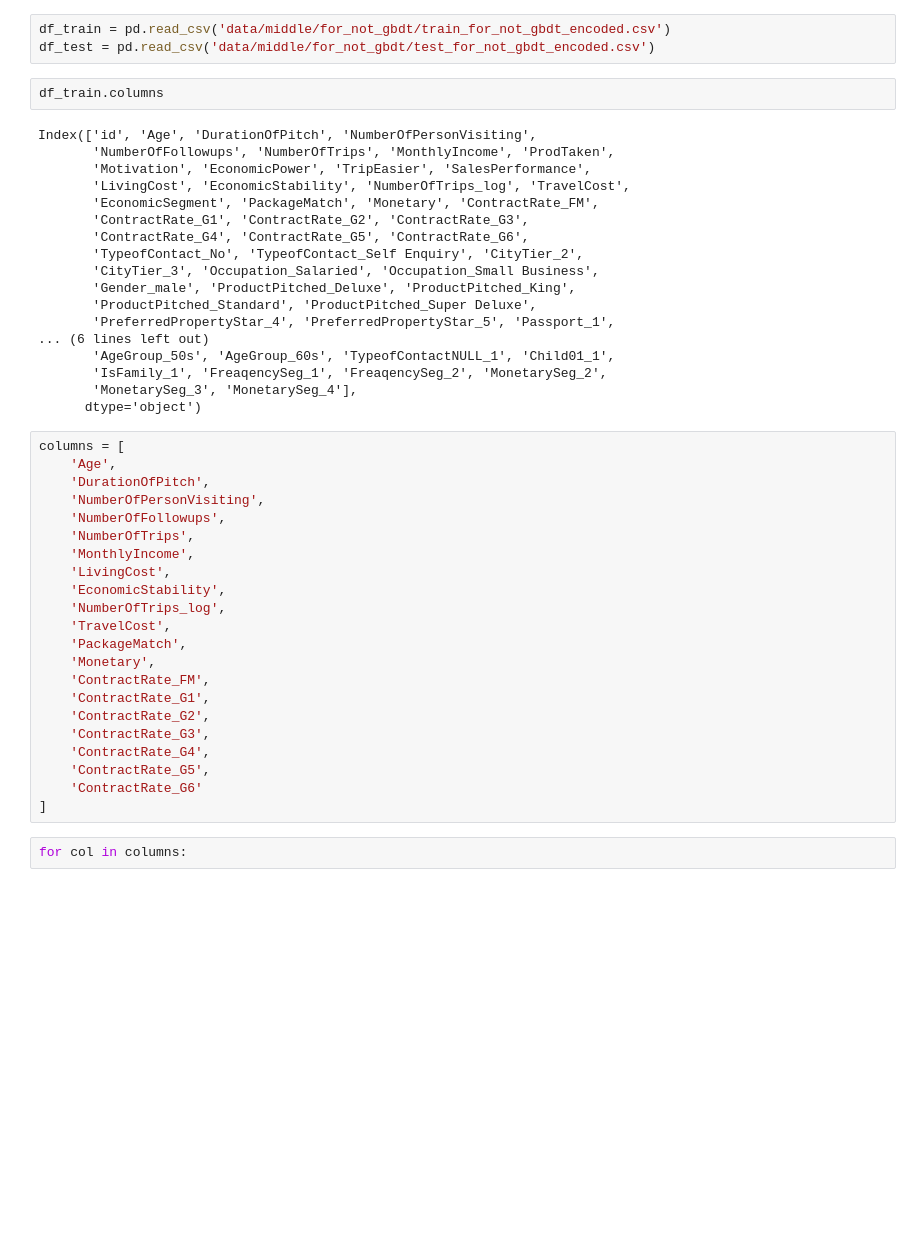
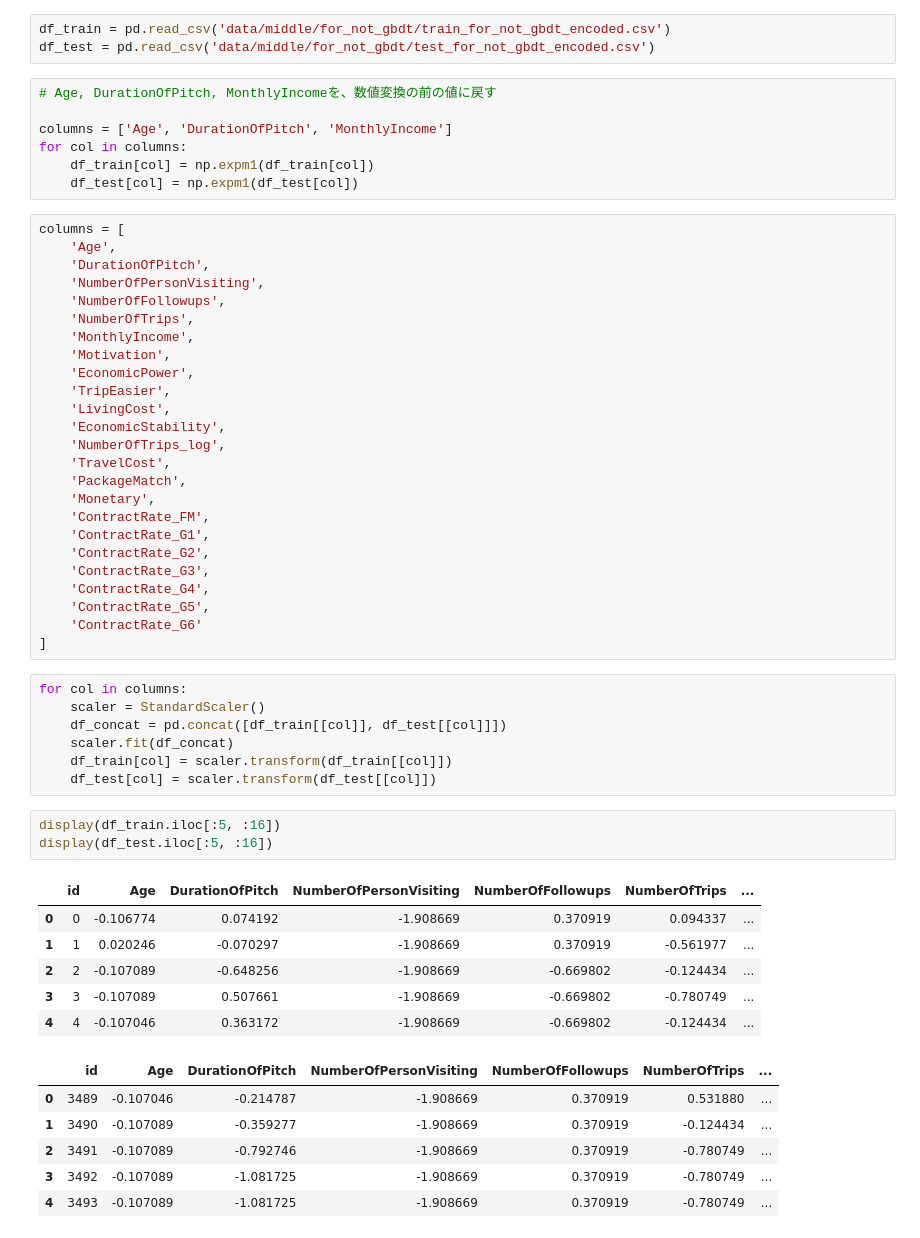
Before and after one commit to RickHub0115/SIGNATE-Summer-Cup-2024, a Jupyter notebook: scr/feature_for_not_gbdt/scaled_for_not_gbdt.ipynb, the cells around one changed output. Drawn from its saved outputs; the diff is of its cells as text; blank space fills up the shorter version.

```diff
--- a/scr/feature_for_not_gbdt/scaled_for_not_gbdt.ipynb
+++ b/scr/feature_for_not_gbdt/scaled_for_not_gbdt.ipynb
@@ -8,26 +8,13 @@ from sklearn.preprocessing import StandardScaler
 # %%
 df_train = pd.read_csv('data/middle/for_not_gbdt/train_for_not_gbdt_encoded.csv')
 df_test = pd.read_csv('data/middle/for_not_gbdt/test_for_not_gbdt_encoded.csv')
-# %%
-df_train.columns
-# %% [output]
-Index(['id', 'Age', 'DurationOfPitch', 'NumberOfPersonVisiting',
-       'NumberOfFollowups', 'NumberOfTrips', 'MonthlyIncome', 'ProdTaken',
-       'Motivation', 'EconomicPower', 'TripEasier', 'SalesPerformance',
-       'LivingCost', 'EconomicStability', 'NumberOfTrips_log', 'TravelCost',
-       'EconomicSegment', 'PackageMatch', 'Monetary', 'ContractRate_FM',
-       'ContractRate_G1', 'ContractRate_G2', 'ContractRate_G3',
-       'ContractRate_G4', 'ContractRate_G5', 'ContractRate_G6',
-       'TypeofContact_No', 'TypeofContact_Self Enquiry', 'CityTier_2',
-       'CityTier_3', 'Occupation_Salaried', 'Occupation_Small Business',
-       'Gender_male', 'ProductPitched_Deluxe', 'ProductPitched_King',
-       'ProductPitched_Standard', 'ProductPitched_Super Deluxe',
-       'PreferredPropertyStar_4', 'PreferredPropertyStar_5', 'Passport_1',
-... (6 lines left out)
-       'AgeGroup_50s', 'AgeGroup_60s', 'TypeofContactNULL_1', 'Child01_1',
-       'IsFamily_1', 'FreaqencySeg_1', 'FreaqencySeg_2', 'MonetarySeg_2',
-       'MonetarySeg_3', 'MonetarySeg_4'],
-      dtype='object')
+# %%
+# Age, DurationOfPitch, MonthlyIncomeを、数値変換の前の値に戻す
+
+columns = ['Age', 'DurationOfPitch', 'MonthlyIncome']
+for col in columns:
+    df_train[col] = np.expm1(df_train[col])
+    df_test[col] = np.expm1(df_test[col])
 # %%
 columns = [
     'Age',
@@ -36,6 +23,9 @@ columns = [
     'NumberOfFollowups',
     'NumberOfTrips',
     'MonthlyIncome',
+    'Motivation',
+    'EconomicPower',
+    'TripEasier',
     'LivingCost',
     'EconomicStability',
     'NumberOfTrips_log',
@@ -50,5 +40,26 @@ columns = [
     'ContractRate_G5',
     'ContractRate_G6'
 ]
-# %%
-for col in columns:
+# %%
+for col in columns:
+    scaler = StandardScaler()
+    df_concat = pd.concat([df_train[[col]], df_test[[col]]])
+    scaler.fit(df_concat)
+    df_train[col] = scaler.transform(df_train[[col]])
+    df_test[col] = scaler.transform(df_test[[col]])
+# %%
+display(df_train.iloc[:5, :16])
+display(df_test.iloc[:5, :16])
+# %% [output]
+|  | id | Age | DurationOfPitch | NumberOfPersonVisiting | NumberOfFollowups | NumberOfTrips | ... |
+| 0 | 0 | -0.106774 | 0.074192 | -1.908669 | 0.370919 | 0.094337 | ... |
+| 1 | 1 | 0.020246 | -0.070297 | -1.908669 | 0.370919 | -0.561977 | ... |
+| 2 | 2 | -0.107089 | -0.648256 | -1.908669 | -0.669802 | -0.124434 | ... |
+| 3 | 3 | -0.107089 | 0.507661 | -1.908669 | -0.669802 | -0.780749 | ... |
+| 4 | 4 | -0.107046 | 0.363172 | -1.908669 | -0.669802 | -0.124434 | ... |
+|  | id | Age | DurationOfPitch | NumberOfPersonVisiting | NumberOfFollowups | NumberOfTrips | ... |
+| 0 | 3489 | -0.107046 | -0.214787 | -1.908669 | 0.370919 | 0.531880 | ... |
+| 1 | 3490 | -0.107089 | -0.359277 | -1.908669 | 0.370919 | -0.124434 | ... |
+| 2 | 3491 | -0.107089 | -0.792746 | -1.908669 | 0.370919 | -0.780749 | ... |
+| 3 | 3492 | -0.107089 | -1.081725 | -1.908669 | 0.370919 | -0.780749 | ... |
+| 4 | 3493 | -0.107089 | -1.081725 | -1.908669 | 0.370919 | -0.780749 | ... |
```
Also changed, not shown: parts of 4 cells of this notebook, 3 other files.
